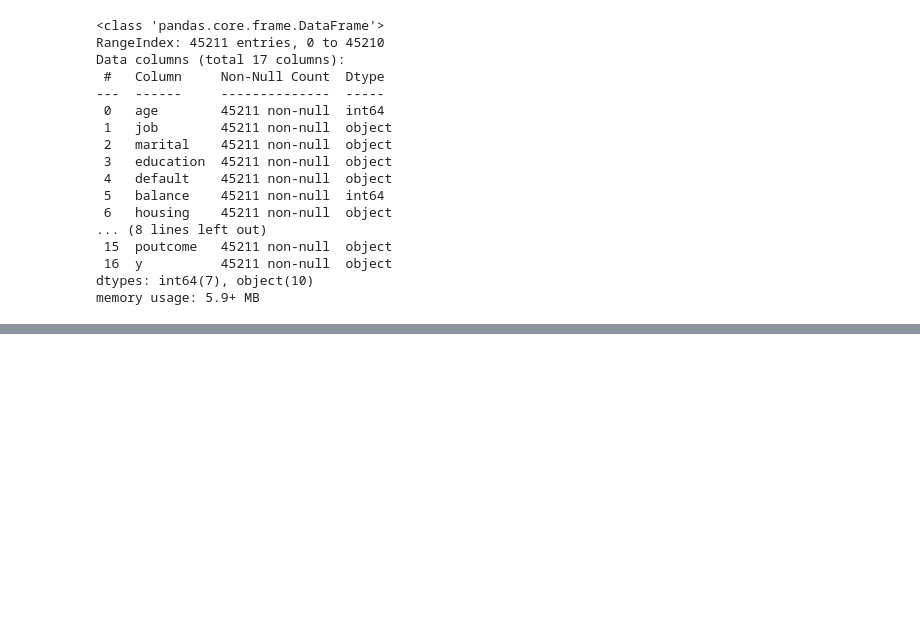
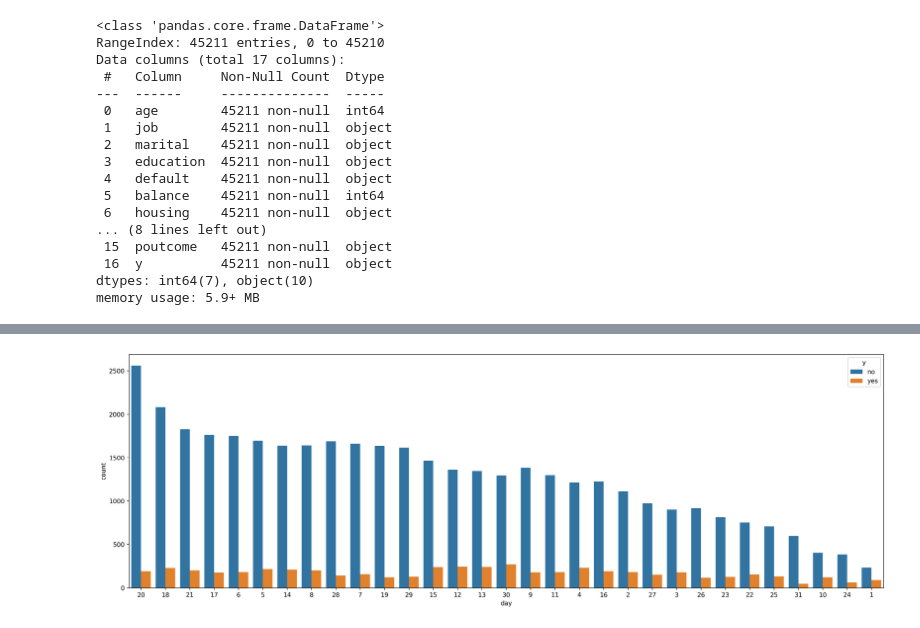
Before and after one commit to VishnuTanpure/EccelR_Assignments, a Jupyter notebook: Assignment_6_Logistic_Regression.ipynb, the cells around one changed output, grey strips where cells are left out. Saved outputs shown, nothing was run; the diff lists cells and outputs as text; code cells hidden in the pictures; blank space fills up the shorter version.

```diff
--- a/Assignment_6_Logistic_Regression.ipynb
+++ b/Assignment_6_Logistic_Regression.ipynb
@@ -233,0 +150,8 @@ for col in discrete_feature:
+# %%
+# day : last contact day of the month vs Target
+plt.figure(figsize=(18,6))
+sns.countplot(x ='day', hue='y',data = df,order = df['day'].value_counts().index) #individual bars sorted acc to frequency and then plotted
+plt.tight_layout()
+plt.show()
+# %% [output]
+[figure, added]
```
Also changed, not shown: parts of 87 cells of this notebook.
